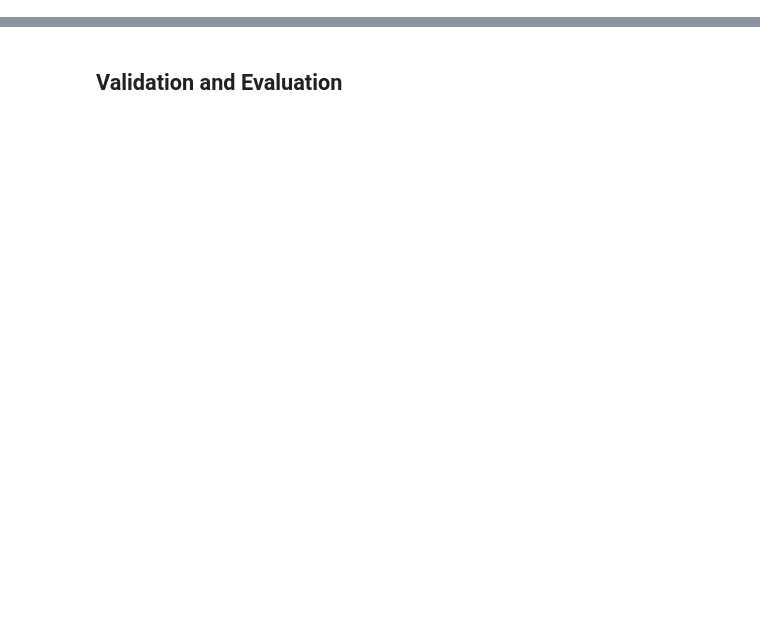
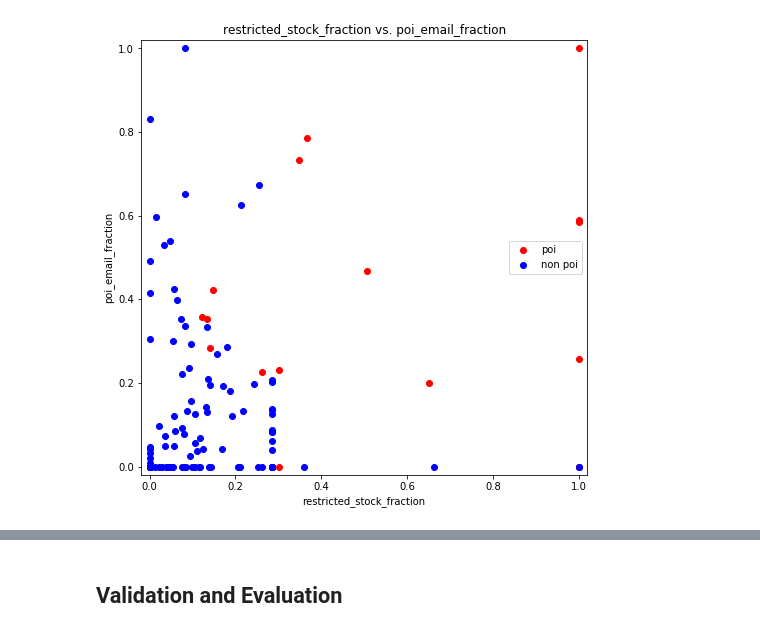
Before and after one commit to ttsteiger/Udacity_DAND, a Jupyter notebook: DAND_p5/report.ipynb, the cells around one changed output, grey strips where cells are left out. Cells and saved outputs as stored; diff of their text form; code cells hidden in the pictures; blank space fills up the shorter version.

```diff
--- a/DAND_p5/report.ipynb
+++ b/DAND_p5/report.ipynb
@@ -252,27 +0,0 @@ data_df[(data_df['poi'] == True)][['name', 'from_messages']]
-# %%
-dir_path = "./emails_by_address/"
-poi_list = ["delaney-d", "skilling-j"]
-
-
-from_poi_deleted_dict = {}
-
-for filename in os.listdir(dir_path):
-    # only check files with emails to that address
-    if filename.startswith("to_"):
-        # extract email from filename
-        email = get_email_from_filename(filename, "to\_", "\.txt")
-
-        from_poi_deleted_dict[email] = 0
-
-        with open(os.path.join(dir_path, filename), 'r') as f:
-            for line in f:
-                sender = get_sender_from_fileline(line)
-                #print(sender)
-                """
-                print(sender)
-                folder = get_folder_from_fileline(line)
-
-                if sender in poi_list and folder == "deleted_items":
-                    from_poi_deleted_dict[email] += 1
-
-"""
@@ -286,0 +256,6 @@ data_df[data_df['email_address'] == 'andrew.fastow@enron.com']
+# %%
+# drop 'TOTAL' row
+for n in ['TOTAL', 'THE TRAVEL AGENCY IN THE PARK', 'LOCKHART EUGENE E']:
+    data_df = data_df[data_df['name'] != n]
+
+print(data_df.shape)
@@ -286,0 +270,9 @@ data_df[data_df['email_address'] == 'andrew.fastow@enron.com']
+# %%
+# poi fraction
+data_df['restricted_stock_fraction'] = data_df['restricted_stock'] / data_df['total_stock_value']
+data_df['poi_email_fraction'] = (data_df['from_poi_to_this_person'] + data_df['from_this_person_to_poi']) / (data_df['from_messages'] + data_df['to_messages'])
+
+# visualization
+scatter_plot(data_df, 'restricted_stock_fraction', 'poi_email_fraction')
+# %% [output]
+[figure, added]
```
Also changed, not shown: parts of 45 cells of this notebook, 1 other file.
